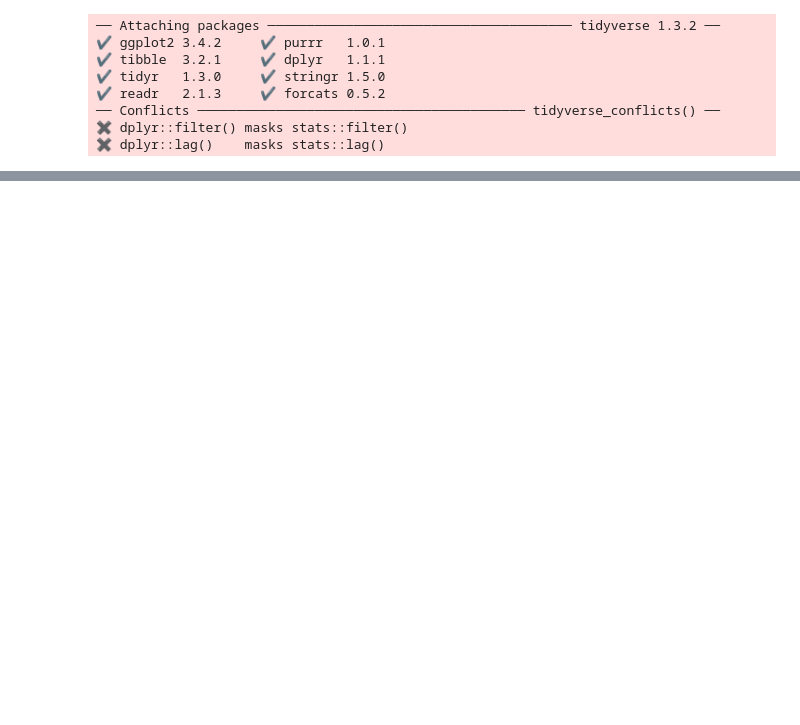
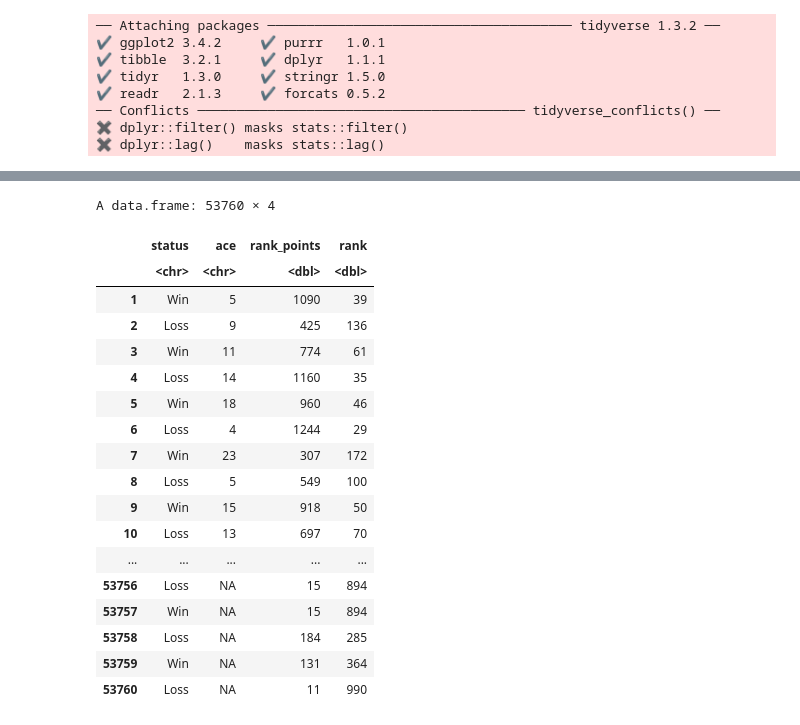
Before and after one commit to Jinception01/DSCI_100_Group_32, a Jupyter notebook: Group_32_Project.ipynb, the cells around one changed output, grey strips where cells are left out. Saved outputs shown, nothing was run; the diff lists cells and outputs as text; code cells hidden in the pictures; blank space fills up the shorter version.

```diff
--- a/Group_32_Project.ipynb
+++ b/Group_32_Project.ipynb
@@ -63,3 +128,27 @@ nrow(new_data)
+# %%
+rank_points_double<- mutate(new_data, rank_points= as.numeric(rank_points))
+double_graph<- mutate(rank_points_double, rank= as.numeric(rank))
+double_graph
+# %% [output]
+A data.frame: 53760 × 4
+|  | status | ace | rank_points | rank |
+|  | <chr> | <chr> | <dbl> | <dbl> |
+| 1 | Win | 5 | 1090 | 39 |
+| 2 | Loss | 9 | 425 | 136 |
+| 3 | Win | 11 | 774 | 61 |
+| 4 | Loss | 14 | 1160 | 35 |
+| 5 | Win | 18 | 960 | 46 |
+| 6 | Loss | 4 | 1244 | 29 |
+| 7 | Win | 23 | 307 | 172 |
+| 8 | Loss | 5 | 549 | 100 |
+| 9 | Win | 15 | 918 | 50 |
+| 10 | Loss | 13 | 697 | 70 |
+| ... | ... | ... | ... | ... |
+| 53756 | Loss | NA | 15 | 894 |
+| 53757 | Win | NA | 15 | 894 |
+| 53758 | Loss | NA | 184 | 285 |
+| 53759 | Win | NA | 131 | 364 |
+| 53760 | Loss | NA | 11 | 990 |
 # %%
 winner_ace_tbl<- summarize(gigadata, "winner_ace" = mean(w_ace, na.rm= TRUE))
 
```
Also changed, not shown: parts of 10 cells of this notebook.
